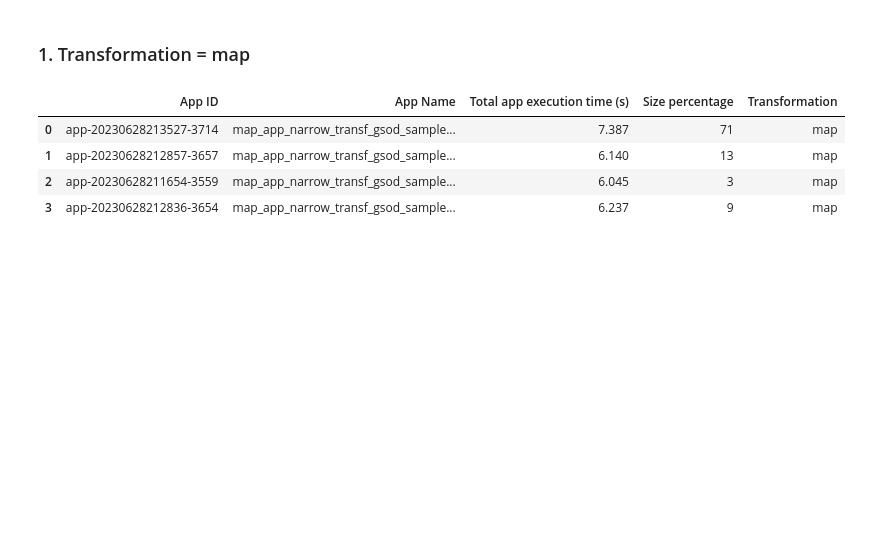
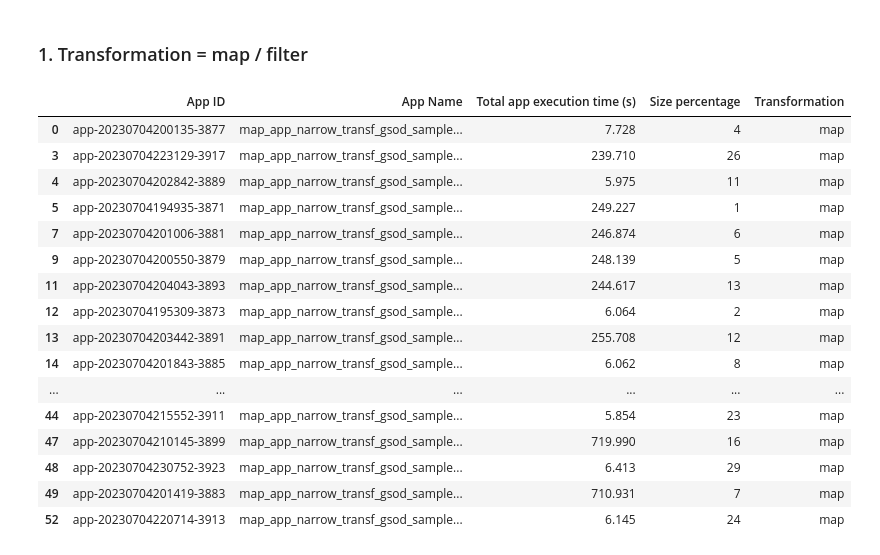
Before and after one commit to sargar19/trabajo-fin-de-grado, a Jupyter notebook: macros/Plot test.ipynb, the cells around one changed output. Saved outputs shown, nothing was run; the diff lists cells and outputs as text; code cells hidden in the pictures; blank space fills up the shorter version.

```diff
--- a/macros/Plot test.ipynb
+++ b/macros/Plot test.ipynb
@@ -23,16 +23,30 @@ execution_times = df_app_ids.join(execution_times).rename(columns = {'Datetime':
 execution_times['Size percentage'] = execution_times['App Name'].map(lambda x: int(x.split('_')[-2]))
 execution_times['Transformation'] = execution_times['App Name'].map(lambda x: x.split('_')[0])
 # %% [markdown]
-### 1. Transformation = map
+### 1. Transformation = map / filter
 # %%
 map_execution_times = execution_times.loc[execution_times['Transformation'] == 'map']
-map_execution_times.head(4)
+filter_execution_times = execution_times.loc[execution_times['Transformation'] == 'filter']
-# %% [output]
-|  | App ID | App Name | Total app execution time (s) | Size percentage | Transformation |
-| 0 | app-20230628213527-3714 | map_app_narrow_transf_gsod_sample... | 7.387 | 71 | map |
-| 1 | app-20230628212857-3657 | map_app_narrow_transf_gsod_sample... | 6.140 | 13 | map |
-| 2 | app-20230628211654-3559 | map_app_narrow_transf_gsod_sample... | 6.045 | 3 | map |
-| 3 | app-20230628212836-3654 | map_app_narrow_transf_gsod_sample... | 6.237 | 9 | map |
+# %%
+map_execution_times
+# %% [output]
+|  | App ID | App Name | Total app execution time (s) | Size percentage | Transformation |
+| 0 | app-20230704200135-3877 | map_app_narrow_transf_gsod_sample... | 7.728 | 4 | map |
+| 3 | app-20230704223129-3917 | map_app_narrow_transf_gsod_sample... | 239.710 | 26 | map |
+| 4 | app-20230704202842-3889 | map_app_narrow_transf_gsod_sample... | 5.975 | 11 | map |
+| 5 | app-20230704194935-3871 | map_app_narrow_transf_gsod_sample... | 249.227 | 1 | map |
+| 7 | app-20230704201006-3881 | map_app_narrow_transf_gsod_sample... | 246.874 | 6 | map |
+| 9 | app-20230704200550-3879 | map_app_narrow_transf_gsod_sample... | 248.139 | 5 | map |
+| 11 | app-20230704204043-3893 | map_app_narrow_transf_gsod_sample... | 244.617 | 13 | map |
+| 12 | app-20230704195309-3873 | map_app_narrow_transf_gsod_sample... | 6.064 | 2 | map |
+| 13 | app-20230704203442-3891 | map_app_narrow_transf_gsod_sample... | 255.708 | 12 | map |
+| 14 | app-20230704201843-3885 | map_app_narrow_transf_gsod_sample... | 6.062 | 8 | map |
+| ... | ... | ... | ... | ... | ... |
+| 44 | app-20230704215552-3911 | map_app_narrow_transf_gsod_sample... | 5.854 | 23 | map |
+| 47 | app-20230704210145-3899 | map_app_narrow_transf_gsod_sample... | 719.990 | 16 | map |
+| 48 | app-20230704230752-3923 | map_app_narrow_transf_gsod_sample... | 6.413 | 29 | map |
+| 49 | app-20230704201419-3883 | map_app_narrow_transf_gsod_sample... | 710.931 | 7 | map |
+| 52 | app-20230704220714-3913 | map_app_narrow_transf_gsod_sample... | 6.145 | 24 | map |
 # %%
 x = map_execution_times['Size percentage']
 y = map_execution_times['Total app execution time (s)']
```
Also changed, not shown: parts of 6 cells of this notebook, 4 other files.
